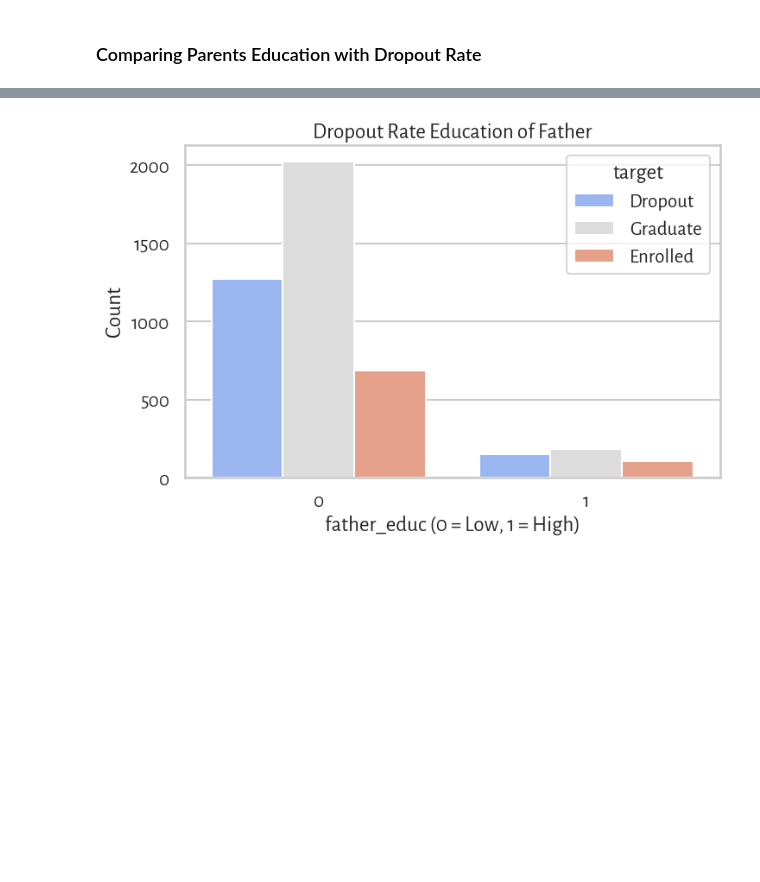
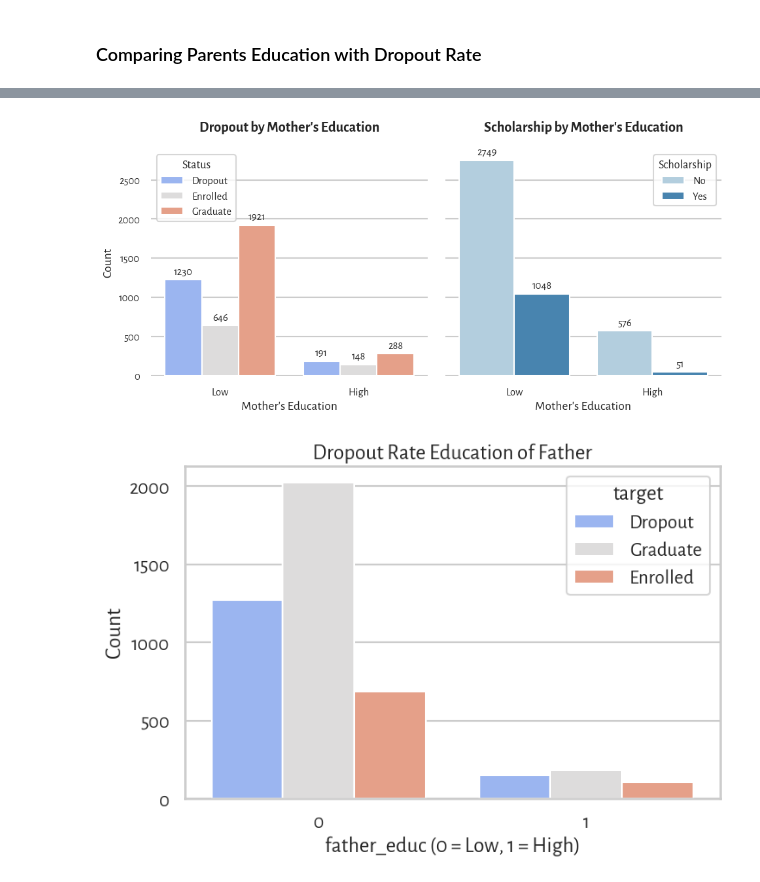
Before and after one commit to jkoks-svg/ML_Project_ENSAE, a Jupyter notebook: ML_Project_ENSAE.ipynb, the cells around one changed output, grey strips where cells are left out. Saved outputs shown, nothing was run; the diff lists cells and outputs as text; code cells hidden in the pictures; blank space fills up the shorter version.

```diff
--- a/ML_Project_ENSAE.ipynb
+++ b/ML_Project_ENSAE.ipynb
@@ -446,3 +537,93 @@ plt.show()
+# %%
+df.rename(columns={"mother's_qualification": "mother_qual"}, inplace=True)
+df['mother_educ'] = df['mother_qual'].apply(lambda x: 1 if x in {2, 3, 4, 5, 6, 39, 40, 41, 42, 43, 44} else 0) #high = 1, low = 0
+# 1 - Secondary Education - 12th Year of Schooling or Eq.
+# 2 - Higher Education - Bachelor's Degree
+# 3 - Higher Education - Degree
+# 4 - Higher Education - Master's
+# 5 - Higher Education - Doctorate
+# 6 - Frequency of Higher Education
+# 9 - 12th Year of Schooling - Not Completed
+# 10 - 11th Year of Schooling - Not Completed
+# 11 - 7th Year (Old)
+# 12 - Other - 11th Year of Schooling
+# 14 - 10th Year of Schooling
+# 18 - General commerce course
+# 19 - Basic Education 3rd Cycle (9th/10th/11th Year) or Equiv.
+# 22 - Technical-professional course
+# 26 - 7th year of schooling
+# 27 - 2nd cycle of the general high school course
+# 29 - 9th Year of Schooling - Not Completed +
+# 30 - 8th year of schooling
+# 34 - Unknown
+# 35 - Can't read or write
+# 36 - Can read without having a 4th year of schooling
+# 37 - Basic education 1st cycle (4th/5th year) or equiv.
+# 38 - Basic Education 2nd Cycle (6th/7th/8th Year) or Equiv.
+# 39 - Technological specialization course
+# 40 - Higher education - degree (1st cycle)
+# 41 - Specialized higher studies course
+# 42 - Professional higher technical course
+# 43 - Higher Education - Master (2nd cycle)
+# 44 - Higher Education - Doctorate (3rd cycle)
+
+# Label mappings
+df['mother_educ_label'] = df['mother_educ'].map({0: "Low", 1: "High"})
+df['scholarship_label'] = df['scholarship_holder'].map({0: "No", 1: "Yes"})
+
+# Define order for the target variable
+target_order = ["Dropout", "Enrolled", "Graduate"]
+
+# Create figure with two plots side by side
+fig, (ax1, ax2) = plt.subplots(1, 2, figsize=(10, 5), sharey=True)
+
+# === Plot 1: Target by Mother's Education ===
+sns.countplot(
+    x="mother_educ_label",
+    hue="target",
+    hue_order=target_order,
+    data=df,
+    palette="coolwarm",
+    width=0.8,
+    ax=ax1
+)
+ax1.set_title("Dropout by Mother's Education", fontsize=16, weight="bold", pad=20)
+ax1.set_xlabel("Mother's Education", fontsize=14)
+ax1.set_ylabel("Count", fontsize=14)
+ax1.tick_params(axis="both", labelsize=12)
+for container in ax1.containers:
+    ax1.bar_label(container, fmt='%d', label_type='edge', fontsize=12, padding=3)
+for spine in ax1.spines.values():
+    spine.set_visible(False)
+ax1.legend(title="Status", loc="upper left", bbox_to_anchor=(0, 1), fontsize=12, title_fontsize=13)
+
+# === Plot 2: Scholarship by Mother's Education ===
+scholar_palette = sns.color_palette("Blues", 2)
+sns.countplot(
+    x="mother_educ_label",
+    hue="scholarship_label",
+    data=df,
+    palette=scholar_palette,
+    width=0.8,
+    ax=ax2
+)
+ax2.set_title("Scholarship by Mother's Education", fontsize=16, weight="bold", pad=20)
+ax2.set_xlabel("Mother's Education", fontsize=14)
+ax2.set_ylabel("")  # No duplicate y-axis label
+ax2.tick_params(axis="both", labelsize=12)
+for container in ax2.containers:
+    ax2.bar_label(container, fmt='%d', label_type='edge', fontsize=12, padding=3)
+for spine in ax2.spines.values():
+    spine.set_visible(False)
+ax2.legend(title="Scholarship", loc="upper right", bbox_to_anchor=(1, 1), fontsize=12, title_fontsize=13)
+
+
+# Layout & Save
+plt.tight_layout()
+plt.savefig("Graph_mother_educ.png", dpi=300, bbox_inches="tight")
+plt.show()
+# %% [output]
+[figure, added]
 # %%
 df.rename(columns={"father's_qualification": "father_qual"}, inplace=True)
 
```
Also changed, not shown: parts of 21 cells of this notebook.
